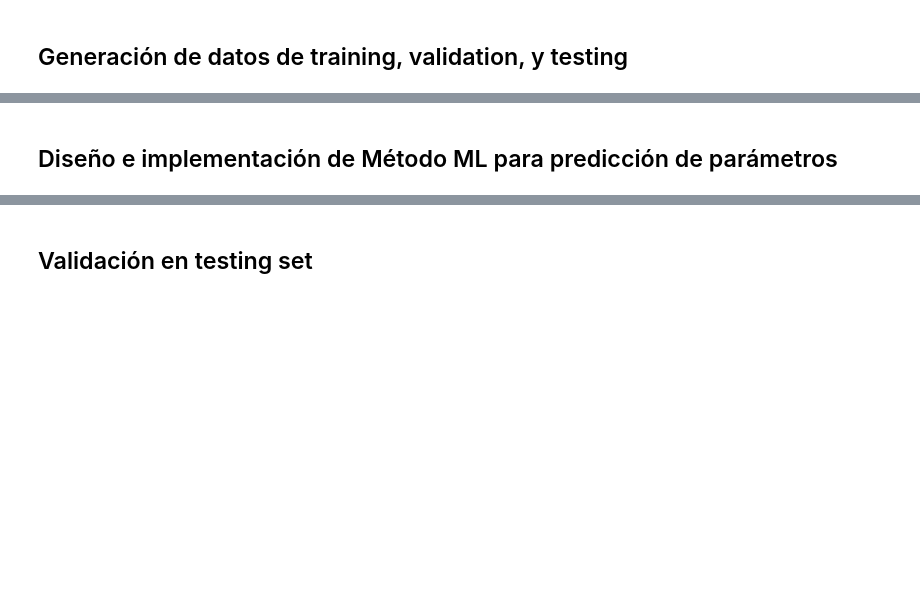
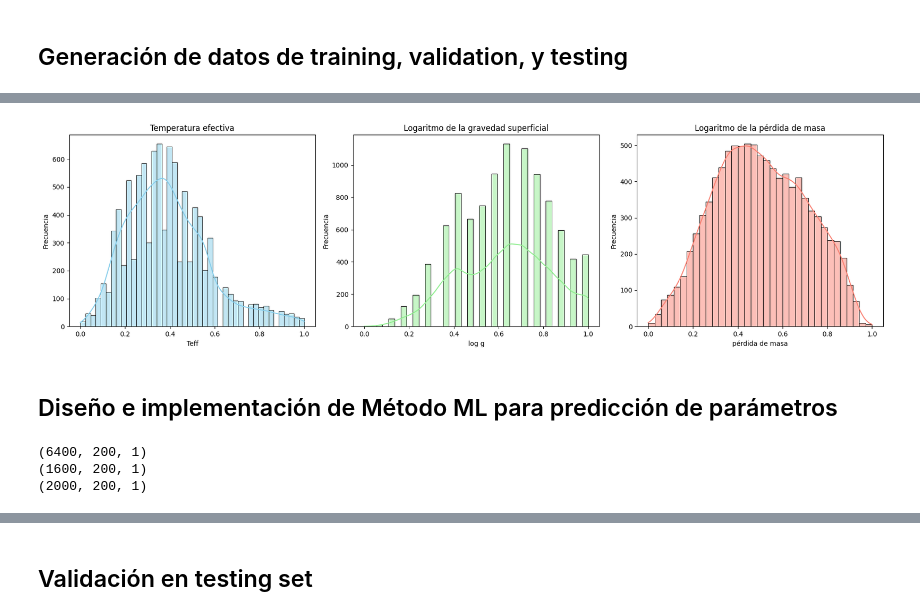
Before and after one commit to rpezoa/mlvalpo, a Jupyter notebook: proyecto_parametros_estelares.ipynb, the cells around one changed output, grey strips where cells are left out. Drawn from its saved outputs; the diff is of its cells as text; code cells hidden in the pictures; blank space fills up the shorter version.

```diff
--- a/proyecto_parametros_estelares.ipynb
+++ b/proyecto_parametros_estelares.ipynb
@@ -90,0 +132,34 @@ y.shape
+# %%
+from sklearn.model_selection import train_test_split
+from sklearn.preprocessing import MinMaxScaler
+
+scaler = MinMaxScaler(feature_range=(0, 1))
+scaler.fit(y_new)
+y_scaled = scaler.transform(y_new)
+# %%
+# Crear la figura con 3 subgráficos en una fila
+fig, axes = plt.subplots(1, 3, figsize=(18, 5))  # 1 fila, 3 columnas
+
+# Primer histograma
+sns.histplot(y_scaled[:, 0], kde=True, color="skyblue", ax=axes[0])
+axes[0].set_title("Temperatura efectiva")
+axes[0].set_xlabel("Teff")
+axes[0].set_ylabel("Frecuencia")
+
+# Segundo histograma
+sns.histplot(y_scaled[:, 1], kde=True, color="lightgreen", ax=axes[1])
+axes[1].set_title("Logaritmo de la gravedad superficial")
+axes[1].set_xlabel("log g")
+axes[1].set_ylabel("Frecuencia")
+
+# Tercer histograma
+sns.histplot(y_scaled[:, 2], kde=True, color="salmon", ax=axes[2])
+axes[2].set_title("Logaritmo de la pérdida de masa")
+axes[2].set_xlabel("pérdida de masa")
+axes[2].set_ylabel("Frecuencia")
+
+# Ajustar el espaciado
+plt.tight_layout()
+plt.show()
+# %% [output]
+[figure, added]
@@ -92,0 +181,8 @@ y.shape
+# %%
+print(X_train_reshaped.shape)
+print(X_val_reshaped.shape)
+print(X_test_reshaped.shape)
+# %% [output]
+(6400, 200, 1)
+(1600, 200, 1)
+(2000, 200, 1)
```
Also changed, not shown: parts of 22 cells of this notebook.
